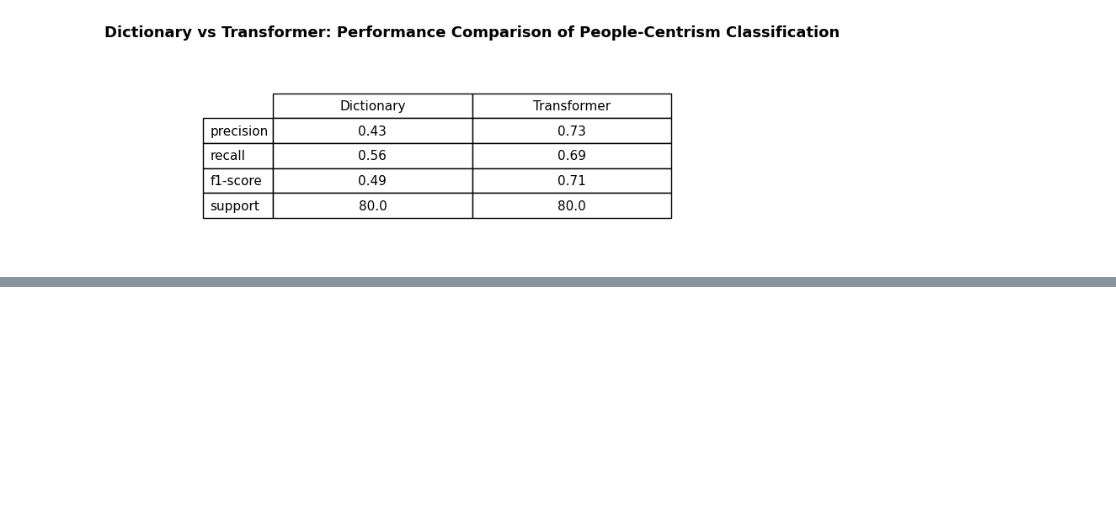
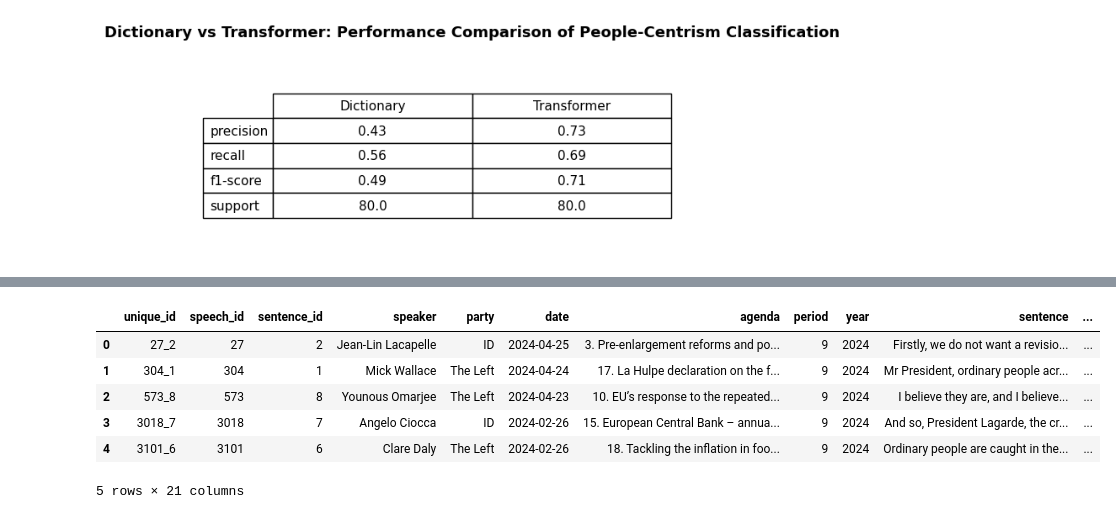
Before and after one commit to gransera/ep_populism_classification, a Jupyter notebook: notebooks/05_validation.ipynb, the cells around one changed output, grey strips where cells are left out. Drawn from its saved outputs; the diff is of its cells as text; code cells hidden in the pictures; blank space fills up the shorter version.

Commit message:
"Add validation for populism transformer and combined transformer approach"

```diff
--- a/notebooks/05_validation.ipynb
+++ b/notebooks/05_validation.ipynb
@@ -255,0 +260,4 @@ plt.show()
+# %%
+# Load dataset with all predictions
+ep_pred = pd.read_csv('../data/ep_speeches_classified_total.csv')
+ep_pred.head()
@@ -255,0 +271,4 @@ plt.show()
+# %%
+# Create column of anti-elitism & people-centrism combined
+
+ep_pred['populism_combined'] = ((ep_pred['anti_elitism_binary'] == 1) & (ep_pred['people_centrism_binary'] == 1)).astype(int)
@@ -255,0 +277,4 @@ plt.show()
+# %%
+# Load hand-coded data
+annotations_populism = pd.read_excel('/Users/antoniagranser/Library/Mobile Documents/com~apple~CloudDocs/Documents/Master LMU/Master Thesis/text_analysis_ep_populism/dictionary_analysis/outputs/annotated_sample_populism.xlsx')
+annotations_populism.head()
@@ -255,0 +288,18 @@ plt.show()
+# %%
+# Rename columns for clarity
+annotations_populism = annotations_populism.rename(columns={
+    'populist': 'anno_populism'
+})
+# %%
+# Merge for validation
+shared_cols = ep_pred.columns.intersection(annotations_populism.columns).tolist()
+ep_pred = pd.merge(ep_pred, annotations_populism, on=shared_cols, how='right')
+ep_pred.head()
+# %% [output]
+|  | unique_id | speech_id | sentence_id | speaker | party | date | agenda | period | year | sentence | ... |
+| 0 | 27_2 | 27 | 2 | Jean-Lin Lacapelle | ID | 2024-04-25 | 3. Pre-enlargement reforms and po... | 9 | 2024 | Firstly, we do not want a revisio... | ... |
+| 1 | 304_1 | 304 | 1 | Mick Wallace | The Left | 2024-04-24 | 17. La Hulpe declaration on the f... | 9 | 2024 | Mr President, ordinary people acr... | ... |
+| 2 | 573_8 | 573 | 8 | Younous Omarjee | The Left | 2024-04-23 | 10. EU’s response to the repeated... | 9 | 2024 | I believe they are, and I believe... | ... |
+| 3 | 3018_7 | 3018 | 7 | Angelo Ciocca | ID | 2024-02-26 | 15. European Central Bank – annua... | 9 | 2024 | And so, President Lagarde, the cr... | ... |
+| 4 | 3101_6 | 3101 | 6 | Clare Daly | The Left | 2024-02-26 | 18. Tackling the inflation in foo... | 9 | 2024 | Ordinary people are caught in the... | ... |
+5 rows × 21 columns
```
Also changed, not shown: parts of 9 cells of this notebook.
